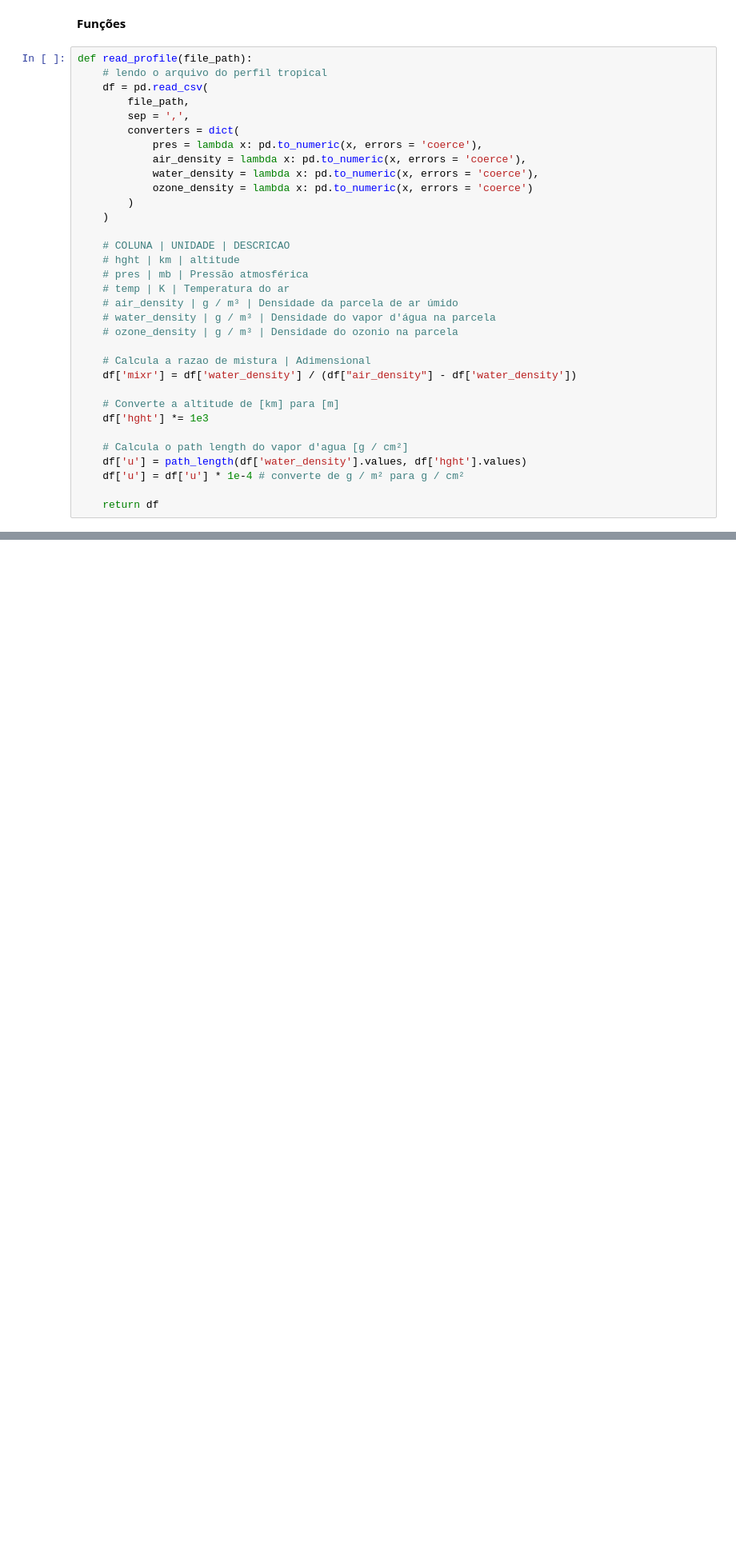
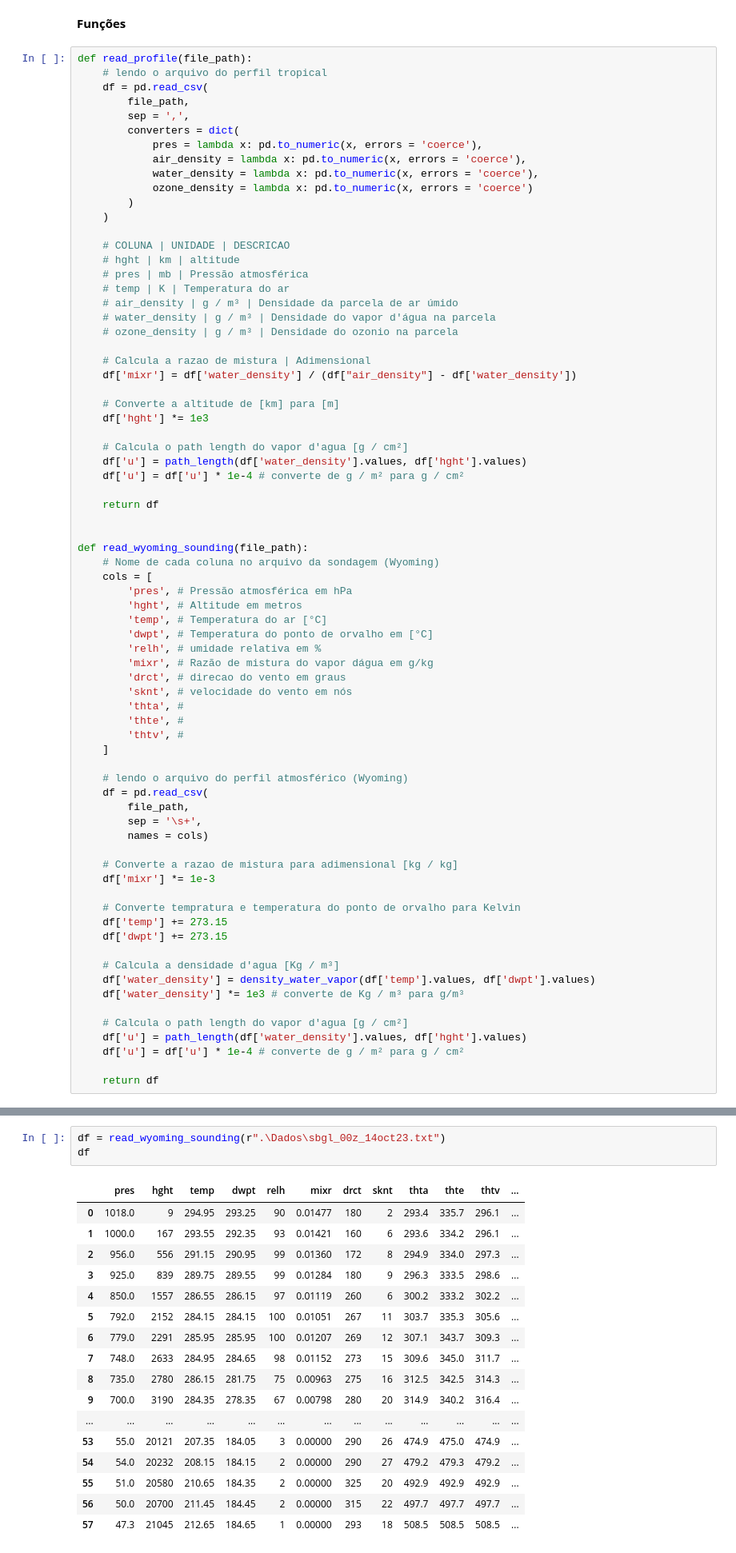
Before and after one commit to Lucas-Me/Rad-PPGM, a Jupyter notebook: exemplo.ipynb, the cells around one changed output, grey strips where cells are left out. Shown: that part at 80% size. Drawn from its saved outputs; the diff is of its cells as text; blank space fills up the shorter version.

```diff
--- a/exemplo.ipynb
+++ b/exemplo.ipynb
@@ -50,4 +50,44 @@ def read_profile(file_path):
 	df['u'] = df['u'] * 1e-4 # converte de g / m² para g / cm²
 
 	return df
+
+
+def read_wyoming_sounding(file_path):
+	# Nome de cada coluna no arquivo da sondagem (Wyoming)
+	cols = [
+		'pres', # Pressão atmosférica em hPa
+		'hght', # Altitude em metros
+		'temp', # Temperatura do ar [°C]
+		'dwpt', # Temperatura do ponto de orvalho em [°C]
+		'relh', # umidade relativa em %
+		'mixr', # Razão de mistura do vapor dágua em g/kg
+		'drct', # direcao do vento em graus
+		'sknt', # velocidade do vento em nós
+		'thta', #
+		'thte', #
+		'thtv', #
+	]
+
+	# lendo o arquivo do perfil atmosférico (Wyoming)
+	df = pd.read_csv(
+		file_path,
+		sep = '\s+',
+		names = cols)
+
+	# Converte a razao de mistura para adimensional [kg / kg]
+	df['mixr'] *= 1e-3
+
+	# Converte tempratura e temperatura do ponto de orvalho para Kelvin
+	df['temp'] += 273.15
+	df['dwpt'] += 273.15
+
+	# Calcula a densidade d'agua [Kg / m³]
+	df['water_density'] = density_water_vapor(df['temp'].values, df['dwpt'].values)
+	df['water_density'] *= 1e3 # converte de Kg / m³ para g/m³
+
+	# Calcula o path length do vapor d'agua [g / cm²]
+	df['u'] = path_length(df['water_density'].values, df['hght'].values)
+	df['u'] = df['u'] * 1e-4 # converte de g / m² para g / cm²
+
+	return df
 # %%
@@ -176,0 +211,21 @@ plt.show()
+# %%
+df = read_wyoming_sounding(r".\Dados\sbgl_00z_14oct23.txt")
+df
+# %% [output]
+|  | pres | hght | temp | dwpt | relh | mixr | drct | sknt | thta | thte | thtv | ... |
+| 0 | 1018.0 | 9 | 294.95 | 293.25 | 90 | 0.01477 | 180 | 2 | 293.4 | 335.7 | 296.1 | ... |
+| 1 | 1000.0 | 167 | 293.55 | 292.35 | 93 | 0.01421 | 160 | 6 | 293.6 | 334.2 | 296.1 | ... |
+| 2 | 956.0 | 556 | 291.15 | 290.95 | 99 | 0.01360 | 172 | 8 | 294.9 | 334.0 | 297.3 | ... |
+| 3 | 925.0 | 839 | 289.75 | 289.55 | 99 | 0.01284 | 180 | 9 | 296.3 | 333.5 | 298.6 | ... |
+| 4 | 850.0 | 1557 | 286.55 | 286.15 | 97 | 0.01119 | 260 | 6 | 300.2 | 333.2 | 302.2 | ... |
+| 5 | 792.0 | 2152 | 284.15 | 284.15 | 100 | 0.01051 | 267 | 11 | 303.7 | 335.3 | 305.6 | ... |
+| 6 | 779.0 | 2291 | 285.95 | 285.95 | 100 | 0.01207 | 269 | 12 | 307.1 | 343.7 | 309.3 | ... |
+| 7 | 748.0 | 2633 | 284.95 | 284.65 | 98 | 0.01152 | 273 | 15 | 309.6 | 345.0 | 311.7 | ... |
+| 8 | 735.0 | 2780 | 286.15 | 281.75 | 75 | 0.00963 | 275 | 16 | 312.5 | 342.5 | 314.3 | ... |
+| 9 | 700.0 | 3190 | 284.35 | 278.35 | 67 | 0.00798 | 280 | 20 | 314.9 | 340.2 | 316.4 | ... |
+| ... | ... | ... | ... | ... | ... | ... | ... | ... | ... | ... | ... | ... |
+| 53 | 55.0 | 20121 | 207.35 | 184.05 | 3 | 0.00000 | 290 | 26 | 474.9 | 475.0 | 474.9 | ... |
+| 54 | 54.0 | 20232 | 208.15 | 184.15 | 2 | 0.00000 | 290 | 27 | 479.2 | 479.3 | 479.2 | ... |
+| 55 | 51.0 | 20580 | 210.65 | 184.35 | 2 | 0.00000 | 325 | 20 | 492.9 | 492.9 | 492.9 | ... |
+| 56 | 50.0 | 20700 | 211.45 | 184.45 | 2 | 0.00000 | 315 | 22 | 497.7 | 497.7 | 497.7 | ... |
+| 57 | 47.3 | 21045 | 212.65 | 184.65 | 1 | 0.00000 | 293 | 18 | 508.5 | 508.5 | 508.5 | ... |
```
Also changed, not shown: parts of 8 cells of this notebook, 3 other files.
